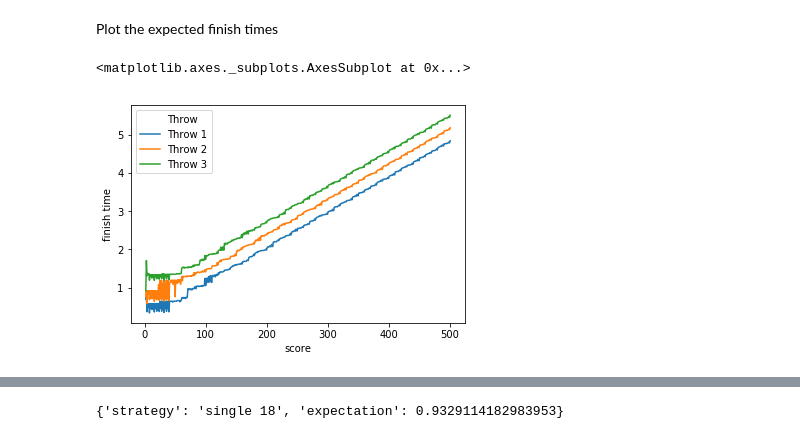
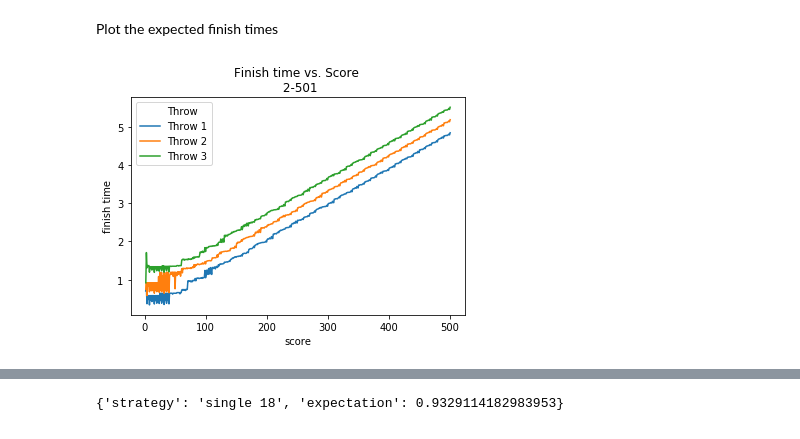
Before and after one commit to oli5679/darts, a Jupyter notebook: demo.ipynb, the cells around one changed output, grey strips where cells are left out. Saved outputs shown, nothing was run; the diff lists cells and outputs as text; code cells hidden in the pictures.

```diff
--- a/demo.ipynb
+++ b/demo.ipynb
@@ -42,7 +42,8 @@ plot_df = pd.melt(pd.DataFrame(data=p.finish_times.T).reset_index(),id_vars='ind
                                                                                        'variable':'Throw'})
 plot_df['Throw'] = 'Throw ' +(plot_df['Throw']+1).astype(str)
 # %%
-sns.lineplot(data=plot_df[plot_df['score']>=2],x='score',y='finish time',hue='Throw')
+ax = sns.lineplot(data=plot_df[plot_df['score']>=2],x='score',y='finish time',hue='Throw')
+ax.set_title('Finish time vs. Score \n 2-501')
+plt.show()
 # %% [output]
-<matplotlib.axes._subplots.AxesSubplot at 0x...>
-[figure, old version]
+[figure, new version]
```
Also changed, not shown: parts of 3 cells of this notebook, 1 other file.
